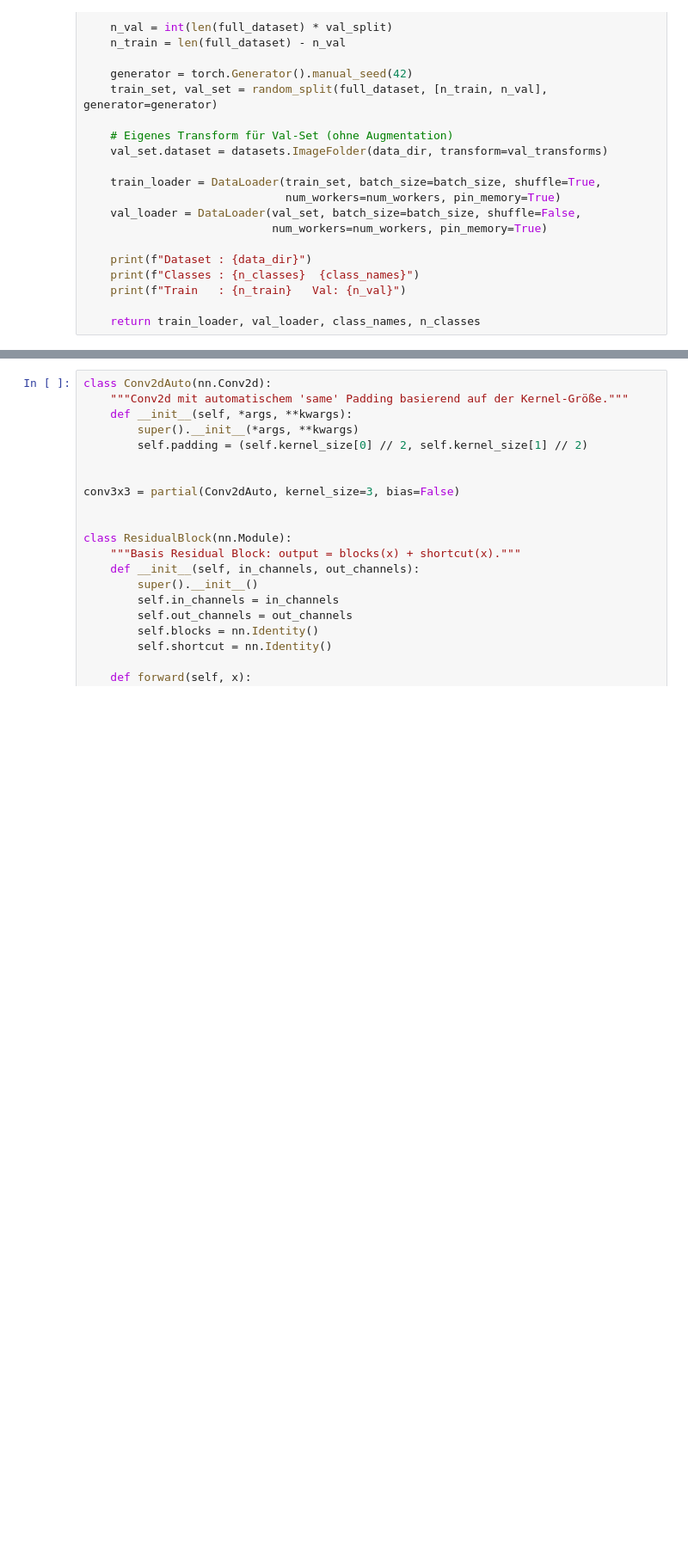
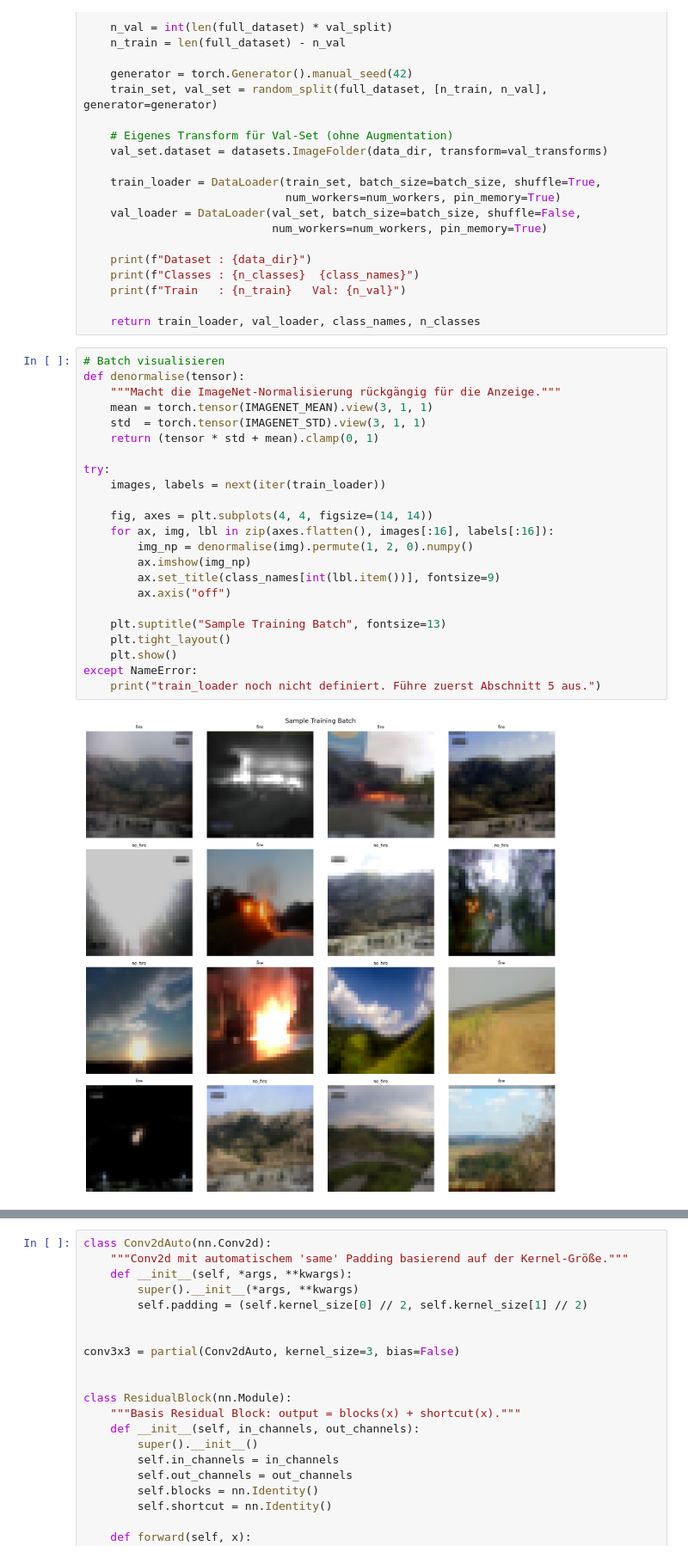
Before and after one commit to uulex/Explaining_Image_Classification, a Jupyter notebook: fire_detection/fire_detection.ipynb, the cells around one changed output, grey strips where cells are left out. Shown at 86% size. Drawn from its saved outputs; the diff is of its cells as text; blank space fills up the shorter version.

```diff
--- a/fire_detection/fire_detection.ipynb
+++ b/fire_detection/fire_detection.ipynb
@@ -235,6 +267,31 @@ def get_dataloaders(data_dir: str, batch_size: int = 32,
     print(f"Train   : {n_train}   Val: {n_val}")
 
     return train_loader, val_loader, class_names, n_classes
+# %%
+# Batch visualisieren
+def denormalise(tensor):
+    """Macht die ImageNet-Normalisierung rückgängig für die Anzeige."""
+    mean = torch.tensor(IMAGENET_MEAN).view(3, 1, 1)
+    std  = torch.tensor(IMAGENET_STD).view(3, 1, 1)
+    return (tensor * std + mean).clamp(0, 1)
+
+try:
+    images, labels = next(iter(train_loader))
+
+    fig, axes = plt.subplots(4, 4, figsize=(14, 14))
+    for ax, img, lbl in zip(axes.flatten(), images[:16], labels[:16]):
+        img_np = denormalise(img).permute(1, 2, 0).numpy()
+        ax.imshow(img_np)
+        ax.set_title(class_names[int(lbl.item())], fontsize=9)
+        ax.axis("off")
+
+    plt.suptitle("Sample Training Batch", fontsize=13)
+    plt.tight_layout()
+    plt.show()
+except NameError:
+    print("train_loader noch nicht definiert. Führe zuerst Abschnitt 5 aus.")
+# %% [output]
+[figure, added]
 # %% [markdown]
 ## 4. Modell — ResNet18
 
```
Also changed, not shown: parts of 11 cells of this notebook, 3 other files.
